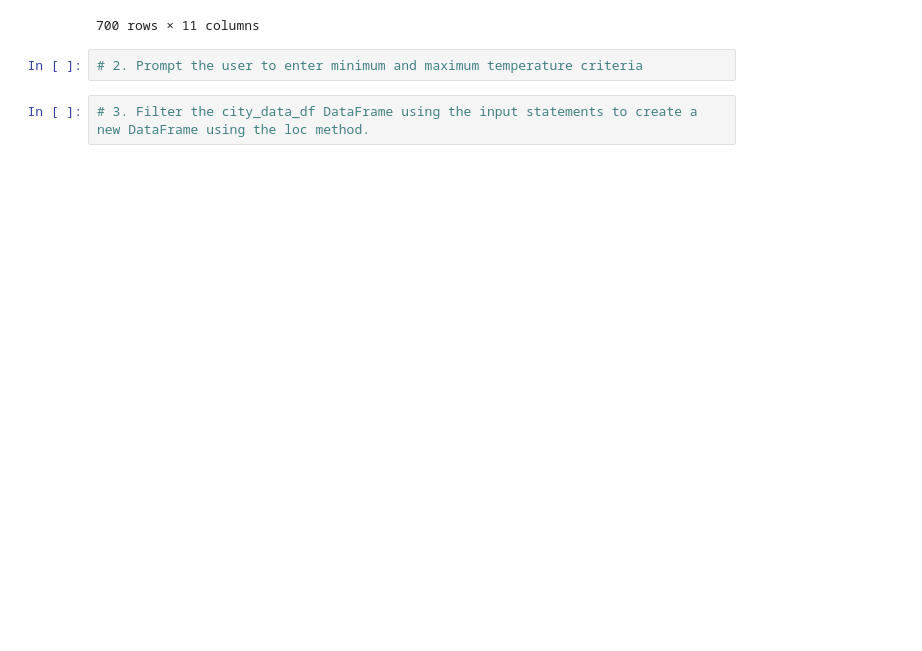
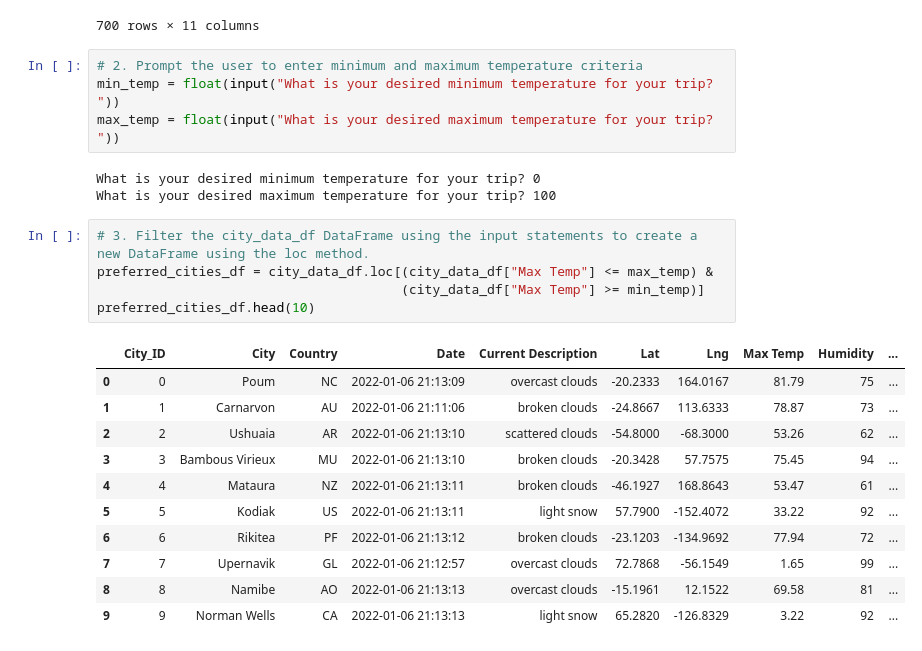
Before and after one commit to aimansaadfaisal/API_Challenge, a Jupyter notebook: Vacation_Search.ipynb, the cells around one changed output. Drawn from its saved outputs; the diff is of its cells as text; blank space fills up the shorter version.

```diff
--- a/Vacation_Search.ipynb
+++ b/Vacation_Search.ipynb
@@ -31,7 +31,27 @@ city_data_df
 700 rows × 11 columns
 # %%
 # 2. Prompt the user to enter minimum and maximum temperature criteria
+min_temp = float(input("What is your desired minimum temperature for your trip? "))
+max_temp = float(input("What is your desired maximum temperature for your trip? "))
+# %% [output]
+What is your desired minimum temperature for your trip? 0
+What is your desired maximum temperature for your trip? 100
 # %%
 # 3. Filter the city_data_df DataFrame using the input statements to create a new DataFrame using the loc method.
+preferred_cities_df = city_data_df.loc[(city_data_df["Max Temp"] <= max_temp) &
+                                       (city_data_df["Max Temp"] >= min_temp)]
+preferred_cities_df.head(10)
+# %% [output]
+|  | City_ID | City | Country | Date | Current Description | Lat | Lng | Max Temp | Humidity | ... |
+| 0 | 0 | Poum | NC | 2022-01-06 21:13:09 | overcast clouds | -20.2333 | 164.0167 | 81.79 | 75 | ... |
+| 1 | 1 | Carnarvon | AU | 2022-01-06 21:11:06 | broken clouds | -24.8667 | 113.6333 | 78.87 | 73 | ... |
+| 2 | 2 | Ushuaia | AR | 2022-01-06 21:13:10 | scattered clouds | -54.8000 | -68.3000 | 53.26 | 62 | ... |
+| 3 | 3 | Bambous Virieux | MU | 2022-01-06 21:13:10 | broken clouds | -20.3428 | 57.7575 | 75.45 | 94 | ... |
+| 4 | 4 | Mataura | NZ | 2022-01-06 21:13:11 | broken clouds | -46.1927 | 168.8643 | 53.47 | 61 | ... |
+| 5 | 5 | Kodiak | US | 2022-01-06 21:13:11 | light snow | 57.7900 | -152.4072 | 33.22 | 92 | ... |
+| 6 | 6 | Rikitea | PF | 2022-01-06 21:13:12 | broken clouds | -23.1203 | -134.9692 | 77.94 | 72 | ... |
+| 7 | 7 | Upernavik | GL | 2022-01-06 21:12:57 | overcast clouds | 72.7868 | -56.1549 | 1.65 | 99 | ... |
+| 8 | 8 | Namibe | AO | 2022-01-06 21:13:13 | overcast clouds | -15.1961 | 12.1522 | 69.58 | 81 | ... |
+| 9 | 9 | Norman Wells | CA | 2022-01-06 21:13:13 | light snow | 65.2820 | -126.8329 | 3.22 | 92 | ... |
 # %%
 # 4a. Determine if there are any empty rows.
```
Also changed, not shown: parts of 8 cells of this notebook, 3 other files.
